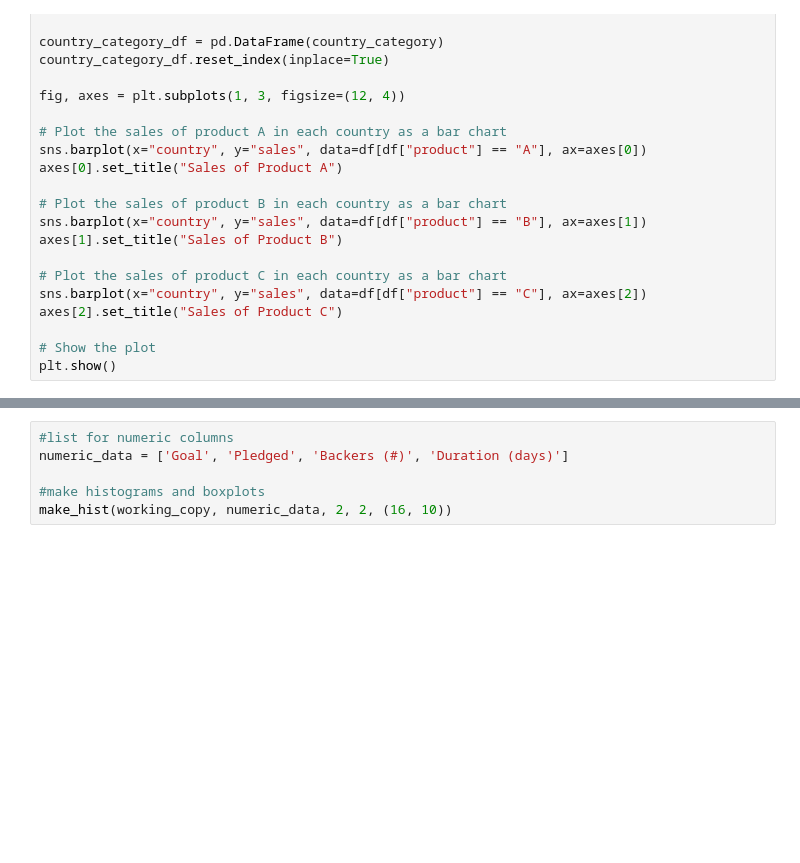
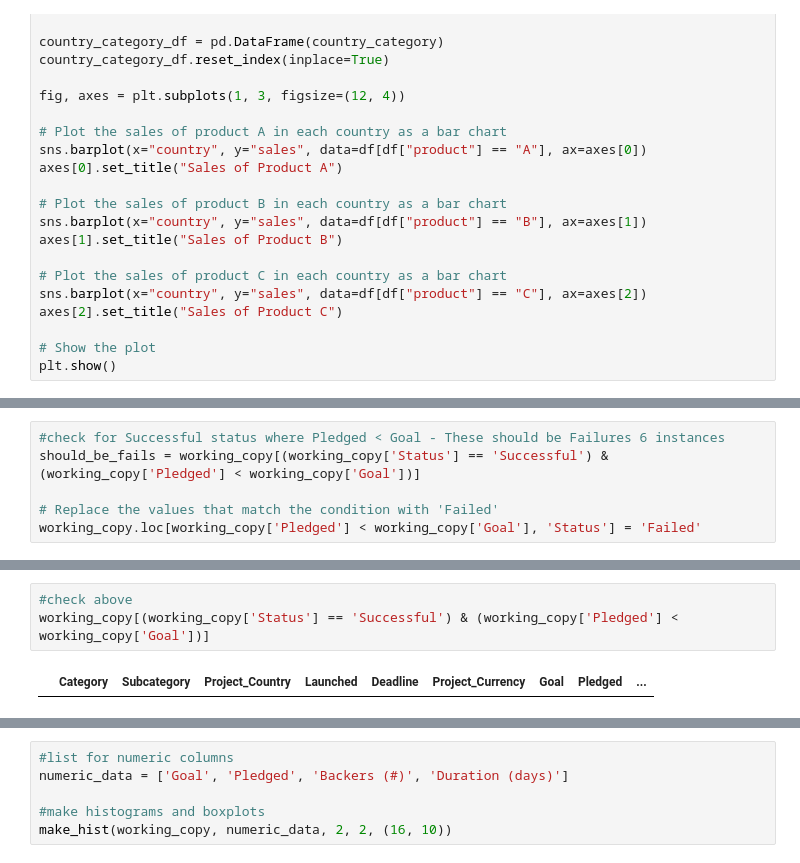
Before and after one commit to SBangarh/Kickstarter_analysis, a Jupyter notebook: eda.ipynb, the cells around one changed output, grey strips where cells are left out. Cells and saved outputs as stored; diff of their text form; blank space fills up the shorter version.

```diff
--- a/eda.ipynb
+++ b/eda.ipynb
@@ -593,0 +538,6 @@ plt.show()
+# %%
+#check for Successful status where Pledged < Goal - These should be Failures 6 instances
+should_be_fails = working_copy[(working_copy['Status'] == 'Successful') & (working_copy['Pledged'] < working_copy['Goal'])]
+
+# Replace the values that match the condition with 'Failed'
+working_copy.loc[working_copy['Pledged'] < working_copy['Goal'], 'Status'] = 'Failed'
@@ -593,0 +558,5 @@ plt.show()
+# %%
+#check above
+working_copy[(working_copy['Status'] == 'Successful') & (working_copy['Pledged'] < working_copy['Goal'])]
+# %% [output]
+|  | Category | Subcategory | Project_Country | Launched | Deadline | Project_Currency | Goal | Pledged | ... |
```
Also changed, not shown: parts of 18 cells of this notebook.
